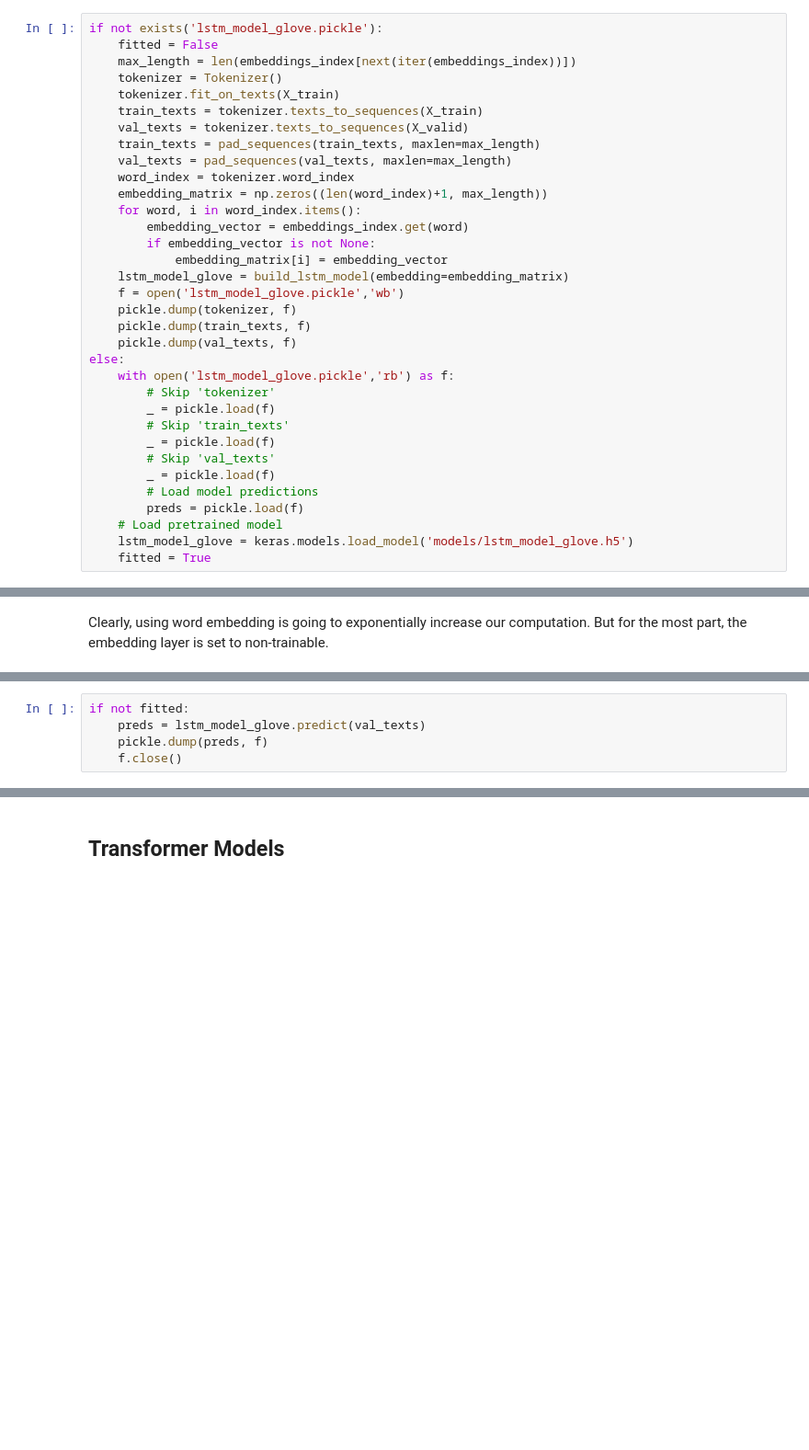
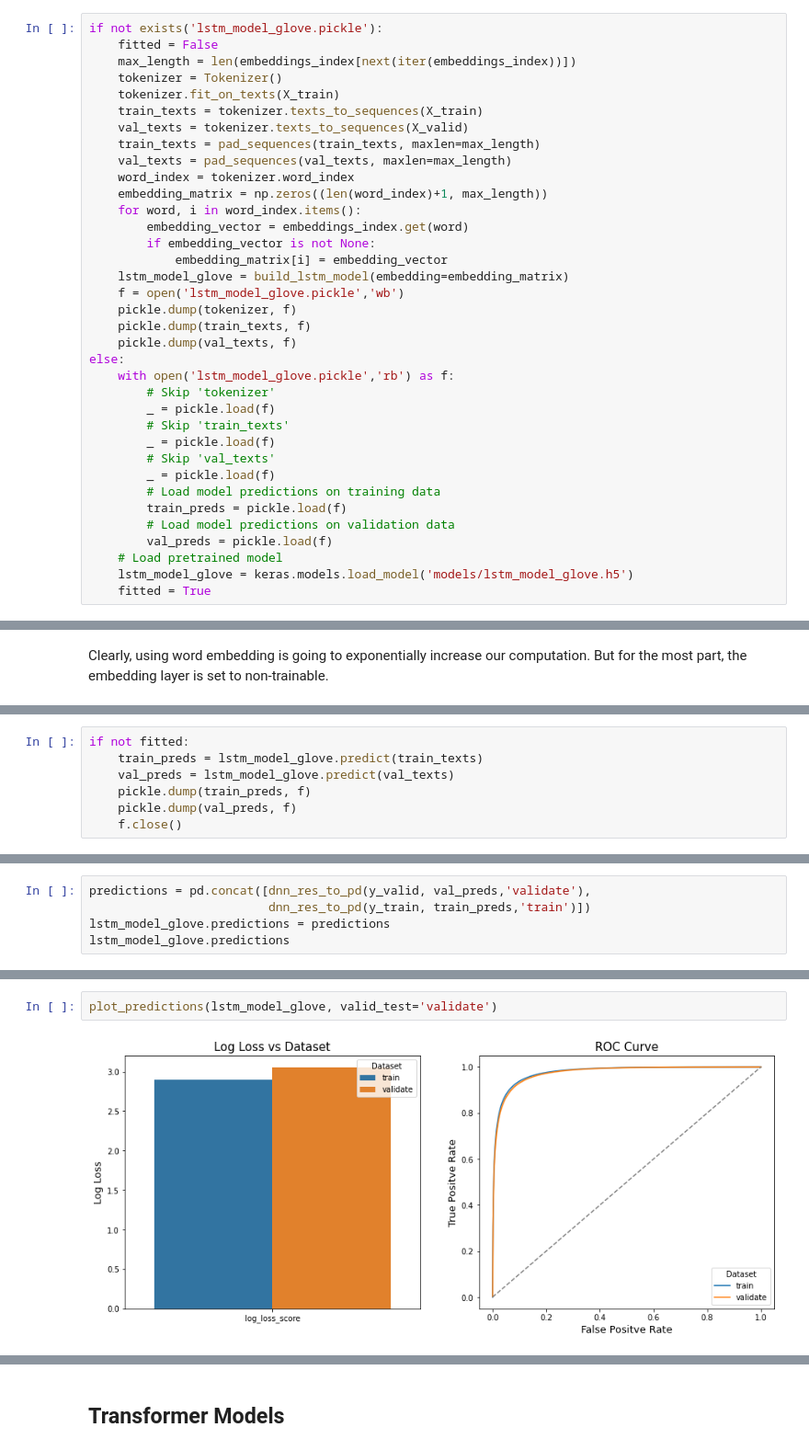
Before and after one commit to afanta-fi/Amazon_Review_Sentiment_Analysis, a Jupyter notebook: index.ipynb, the cells around one changed output, grey strips where cells are left out. Shown at 92% size. Cells and saved outputs as stored; diff of their text form; blank space fills up the shorter version.

```diff
--- a/index.ipynb
+++ b/index.ipynb
@@ -1698,8 +2033,10 @@ else:
         _ = pickle.load(f)
         # Skip 'val_texts'
         _ = pickle.load(f)
-        # Load model predictions
-        preds = pickle.load(f)
+        # Load model predictions on training data
+        train_preds = pickle.load(f)
+        # Load model predictions on validation data
+        val_preds = pickle.load(f)
     # Load pretrained model
     lstm_model_glove = keras.models.load_model('models/lstm_model_glove.h5')
     fitted = True
@@ -1739,5 +2074,7 @@ if not fitted:
 # %%
 if not fitted:
-    preds = lstm_model_glove.predict(val_texts)
-    pickle.dump(preds, f)
+    train_preds = lstm_model_glove.predict(train_texts)
+    val_preds = lstm_model_glove.predict(val_texts)
+    pickle.dump(train_preds, f)
+    pickle.dump(val_preds, f)
     f.close()
@@ -1759,0 +2081,5 @@ ROC AUC: 0.9116
+# %%
+predictions = pd.concat([dnn_res_to_pd(y_valid, val_preds,'validate'),
+                         dnn_res_to_pd(y_train, train_preds,'train')])
+lstm_model_glove.predictions = predictions
+lstm_model_glove.predictions
@@ -1759,0 +2090,4 @@ ROC AUC: 0.9116
+# %%
+plot_predictions(lstm_model_glove, valid_test='validate')
+# %% [output]
+[figure, added]
```
Also changed, not shown: parts of 114 cells of this notebook.
